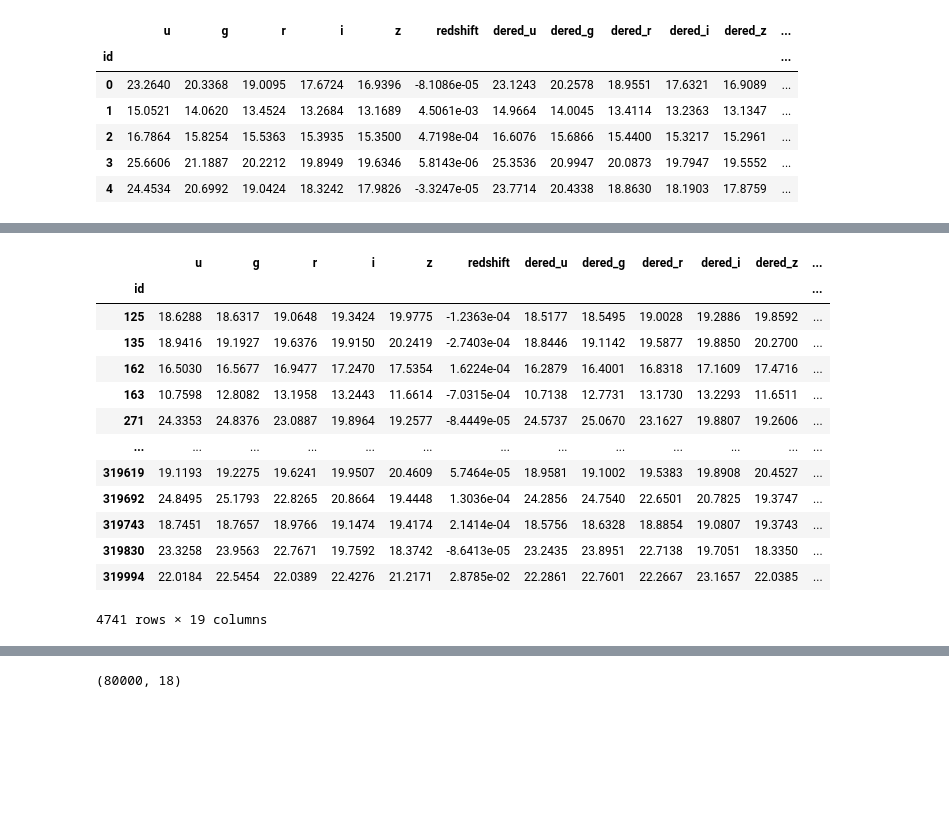
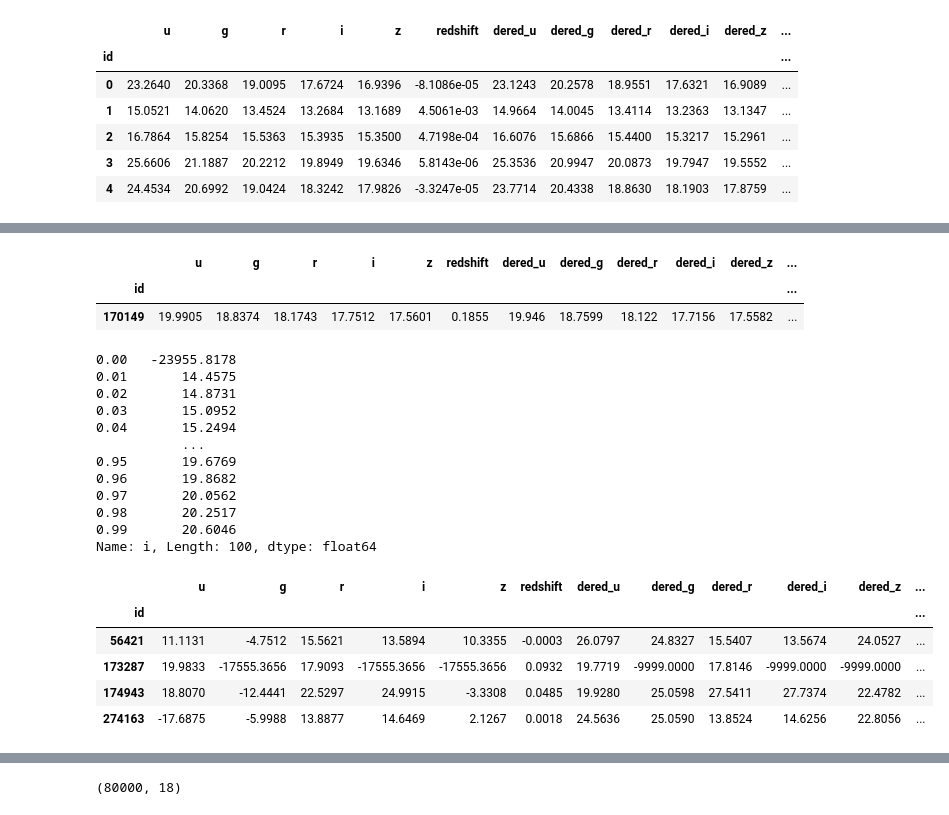
Before and after one commit to cksgnlcjswo/dku_dacon, a Jupyter notebook: EDA(pandas).ipynb, the cells around one changed output, grey strips where cells are left out. Saved outputs shown, nothing was run; the diff lists cells and outputs as text; code cells hidden in the pictures; blank space fills up the shorter version.

```diff
--- a/EDA(pandas).ipynb
+++ b/EDA(pandas).ipynb
@@ -100,17 +128,30 @@ dtype: object
+# %%
+trn.loc[trn['nObserve']<trn['nDetect']] #1개의 행을 제외하고는 nObserve가 nDetect보다 큼
+# %% [output]
+|  | u | g | r | i | z | redshift | dered_u | dered_g | dered_r | dered_i | dered_z | ... |
+| id |  |  |  |  |  |  |  |  |  |  |  | ... |
+| 170149 | 19.9905 | 18.8374 | 18.1743 | 17.7512 | 17.5601 | 0.1855 | 19.946 | 18.7599 | 18.122 | 17.7156 | 17.5582 | ... |
+# %%
+trn['i'].quantile(np.arange(0, 1, .01)) #ugriz 값 모두 매우 작은 값 존재
+# %% [output]
+0.00   -23955.8178
+0.01       14.4575
+0.02       14.8731
+0.03       15.0952
+0.04       15.2494
+           ...
+0.95       19.6769
+0.96       19.8682
+0.97       20.0562
+0.98       20.2517
+0.99       20.6046
+Name: i, Length: 100, dtype: float64
 # %%
-trn.loc[trn['u']<trn['g']]
+trn.loc[trn['g']<0] #0보다 작은 행들은 몇개 없었음
 # %% [output]
 |  | u | g | r | i | z | redshift | dered_u | dered_g | dered_r | dered_i | dered_z | ... |
 | id |  |  |  |  |  |  |  |  |  |  |  | ... |
-| 125 | 18.6288 | 18.6317 | 19.0648 | 19.3424 | 19.9775 | -1.2363e-04 | 18.5177 | 18.5495 | 19.0028 | 19.2886 | 19.8592 | ... |
-| 135 | 18.9416 | 19.1927 | 19.6376 | 19.9150 | 20.2419 | -2.7403e-04 | 18.8446 | 19.1142 | 19.5877 | 19.8850 | 20.2700 | ... |
-| 162 | 16.5030 | 16.5677 | 16.9477 | 17.2470 | 17.5354 | 1.6224e-04 | 16.2879 | 16.4001 | 16.8318 | 17.1609 | 17.4716 | ... |
-| 163 | 10.7598 | 12.8082 | 13.1958 | 13.2443 | 11.6614 | -7.0315e-04 | 10.7138 | 12.7731 | 13.1730 | 13.2293 | 11.6511 | ... |
-| 271 | 24.3353 | 24.8376 | 23.0887 | 19.8964 | 19.2577 | -8.4449e-05 | 24.5737 | 25.0670 | 23.1627 | 19.8807 | 19.2606 | ... |
-| ... | ... | ... | ... | ... | ... | ... | ... | ... | ... | ... | ... | ... |
-| 319619 | 19.1193 | 19.2275 | 19.6241 | 19.9507 | 20.4609 | 5.7464e-05 | 18.9581 | 19.1002 | 19.5383 | 19.8908 | 20.4527 | ... |
-| 319692 | 24.8495 | 25.1793 | 22.8265 | 20.8664 | 19.4448 | 1.3036e-04 | 24.2856 | 24.7540 | 22.6501 | 20.7825 | 19.3747 | ... |
-| 319743 | 18.7451 | 18.7657 | 18.9766 | 19.1474 | 19.4174 | 2.1414e-04 | 18.5756 | 18.6328 | 18.8854 | 19.0807 | 19.3743 | ... |
-| 319830 | 23.3258 | 23.9563 | 22.7671 | 19.7592 | 18.3742 | -8.6413e-05 | 23.2435 | 23.8951 | 22.7138 | 19.7051 | 18.3350 | ... |
-| 319994 | 22.0184 | 22.5454 | 22.0389 | 22.4276 | 21.2171 | 2.8785e-02 | 22.2861 | 22.7601 | 22.2667 | 23.1657 | 22.0385 | ... |
+| 56421 | 11.1131 | -4.7512 | 15.5621 | 13.5894 | 10.3355 | -0.0003 | 26.0797 | 24.8327 | 15.5407 | 13.5674 | 24.0527 | ... |
+| 173287 | 19.9833 | -17555.3656 | 17.9093 | -17555.3656 | -17555.3656 | 0.0932 | 19.7719 | -9999.0000 | 17.8146 | -9999.0000 | -9999.0000 | ... |
+| 174943 | 18.8070 | -12.4441 | 22.5297 | 24.9915 | -3.3308 | 0.0485 | 19.9280 | 25.0598 | 27.5411 | 27.7374 | 22.4782 | ... |
+| 274163 | -17.6875 | -5.9988 | 13.8877 | 14.6469 | 2.1267 | 0.0018 | 24.5636 | 25.0590 | 13.8524 | 14.6256 | 22.8056 | ... |
-4741 rows × 19 columns
```
Also changed, not shown: parts of 40 cells of this notebook.
